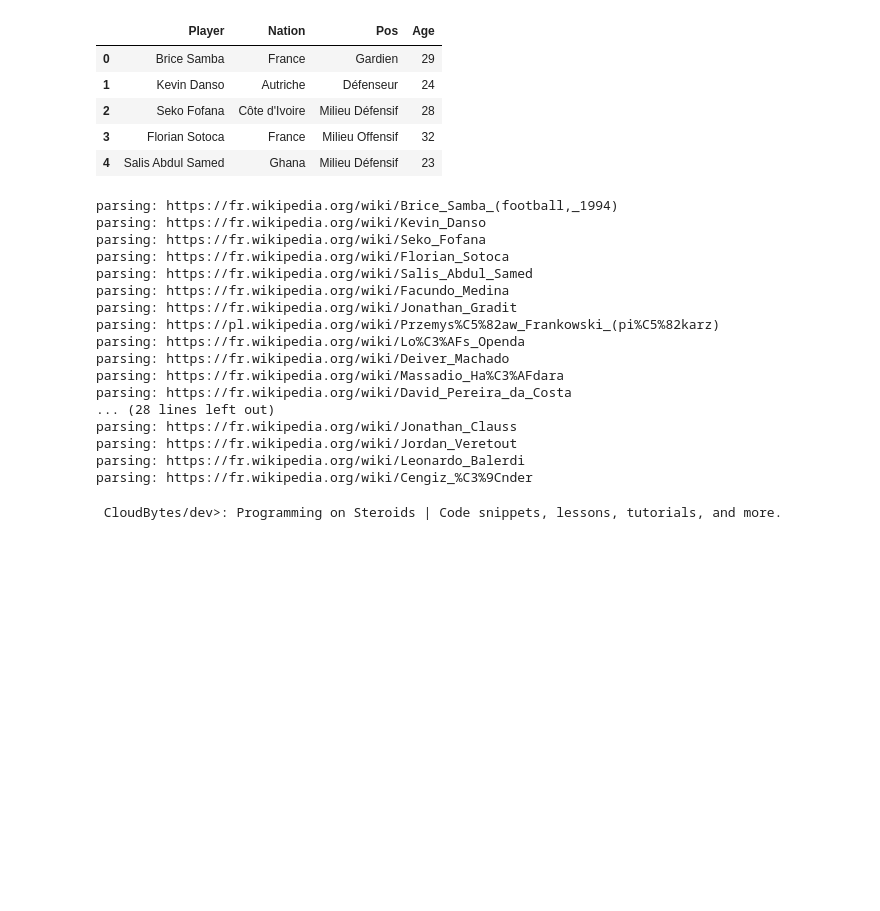
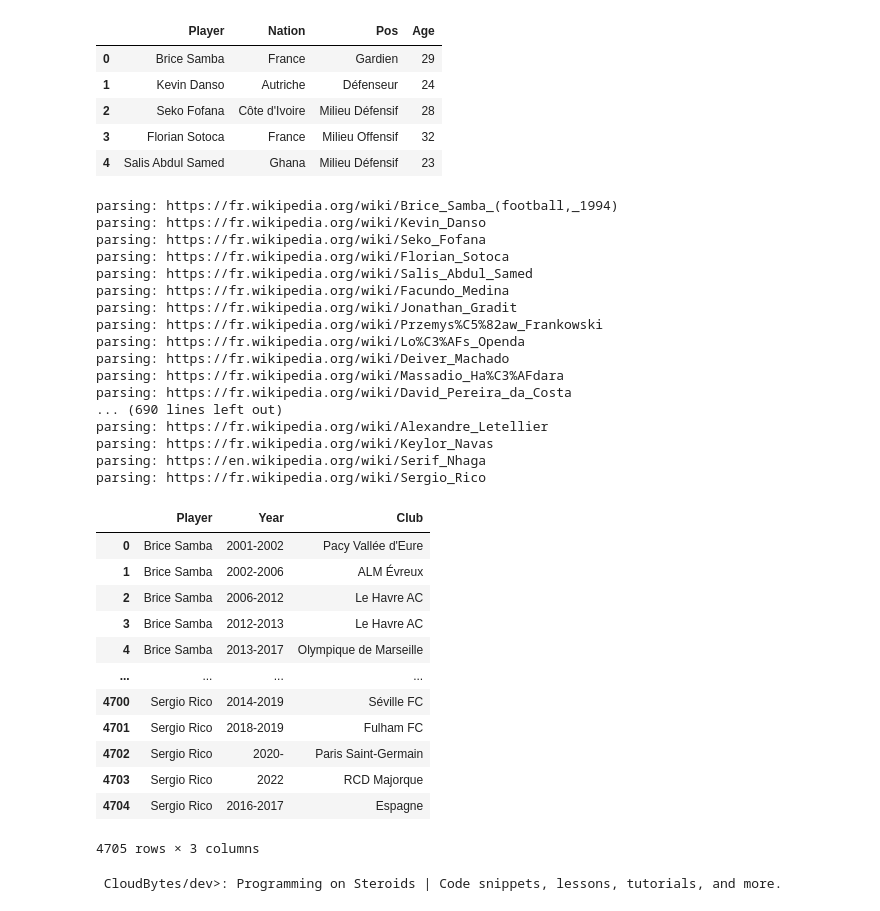
Before and after one commit to Heisymeth/GuessPlayers, a Jupyter notebook: notebooks/Scraping.ipynb, the cells around one changed output. Drawn from its saved outputs; the diff is of its cells as text; code cells hidden in the pictures; blank space fills up the shorter version.

```diff
--- a/notebooks/Scraping.ipynb
+++ b/notebooks/Scraping.ipynb
@@ -130,7 +134,7 @@ df
 
 # import du df
 
-df = pd.read_csv("/home/side_projects/greg/GuessPlayers/data/Ligue1_Clean.csv")
+df = pd.read_csv("\\Users\\grego\\OneDrive\\Documents\\Python\\GuessPlayer\\data\\Ligue1_Clean.csv")
 df = df.drop("Unnamed: 0", axis =1)
 df.head()
 # %% [output]
@@ -218,34 +222,45 @@ def get_club(joueurs):
 # %%
 import pandas as pd
 from selenium import webdriver
 from selenium.webdriver.common.by import By
 from selenium.webdriver.common.keys import Keys
 from selenium.common.exceptions import NoSuchElementException
 
 
 # Sélectionner les 5 premiers noms de joueurs
 joueurs = df["Player"]
 
 resultat = get_club(joueurs)
 
-df_resultat = pd.DataFrame(resultat)
-
-df_resultat
+resultat
 # %% [output]
 parsing: https://fr.wikipedia.org/wiki/Brice_Samba_(football,_1994)
 parsing: https://fr.wikipedia.org/wiki/Kevin_Danso
 parsing: https://fr.wikipedia.org/wiki/Seko_Fofana
 parsing: https://fr.wikipedia.org/wiki/Florian_Sotoca
 parsing: https://fr.wikipedia.org/wiki/Salis_Abdul_Samed
 parsing: https://fr.wikipedia.org/wiki/Facundo_Medina
 parsing: https://fr.wikipedia.org/wiki/Jonathan_Gradit
-parsing: https://pl.wikipedia.org/wiki/Przemys%C5%82aw_Frankowski_(pi%C5%82karz)
+parsing: https://fr.wikipedia.org/wiki/Przemys%C5%82aw_Frankowski
 parsing: https://fr.wikipedia.org/wiki/Lo%C3%AFs_Openda
 parsing: https://fr.wikipedia.org/wiki/Deiver_Machado
 parsing: https://fr.wikipedia.org/wiki/Massadio_Ha%C3%AFdara
 parsing: https://fr.wikipedia.org/wiki/David_Pereira_da_Costa
-... (28 lines left out)
-parsing: https://fr.wikipedia.org/wiki/Jonathan_Clauss
-parsing: https://fr.wikipedia.org/wiki/Jordan_Veretout
-parsing: https://fr.wikipedia.org/wiki/Leonardo_Balerdi
-parsing: https://fr.wikipedia.org/wiki/Cengiz_%C3%9Cnder
+... (690 lines left out)
+parsing: https://fr.wikipedia.org/wiki/Alexandre_Letellier
+parsing: https://fr.wikipedia.org/wiki/Keylor_Navas
+parsing: https://en.wikipedia.org/wiki/Serif_Nhaga
+parsing: https://fr.wikipedia.org/wiki/Sergio_Rico
+|  | Player | Year | Club |
+| 0 | Brice Samba | 2001-2002 | Pacy Vallée d'Eure |
+| 1 | Brice Samba | 2002-2006 | ALM Évreux |
+| 2 | Brice Samba | 2006-2012 | Le Havre AC |
+| 3 | Brice Samba | 2012-2013 | Le Havre AC |
+| 4 | Brice Samba | 2013-2017 | Olympique de Marseille |
+| ... | ... | ... | ... |
+| 4700 | Sergio Rico | 2014-2019 | Séville FC |
+| 4701 | Sergio Rico | 2018-2019 | Fulham FC |
+| 4702 | Sergio Rico | 2020- | Paris Saint-Germain |
+| 4703 | Sergio Rico | 2022 | RCD Majorque |
+| 4704 | Sergio Rico | 2016-2017 | Espagne |
+4705 rows × 3 columns
```
Also changed, not shown: parts of 3 cells of this notebook.
